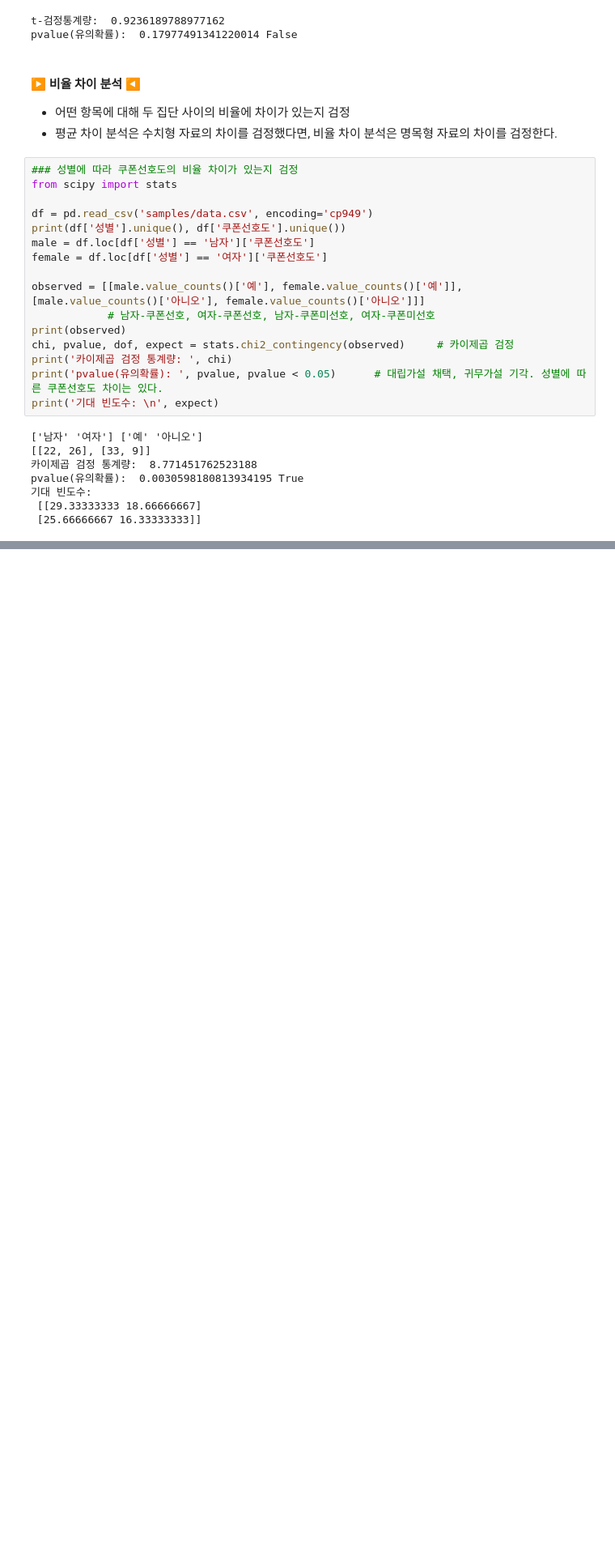
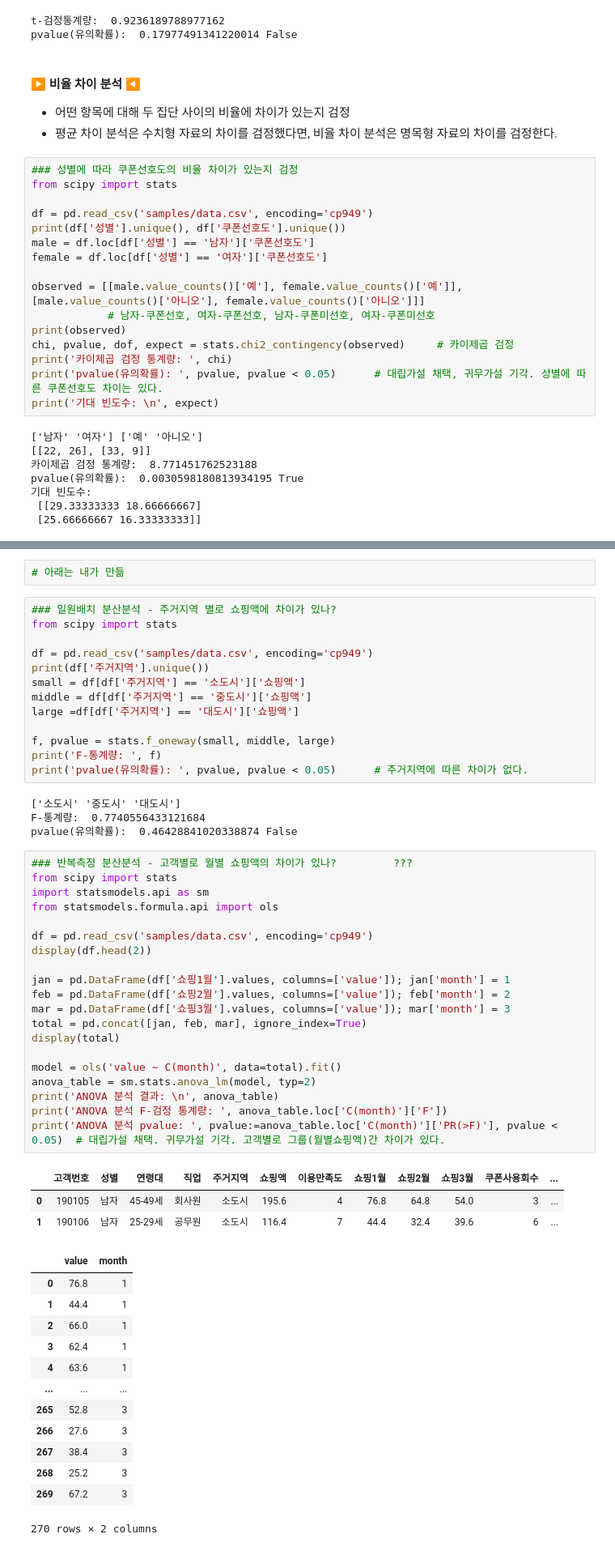
Before and after one commit to chickengak/TIL, a Jupyter notebook: dev-journey/big-data/myPractice-bbg.ipynb, the cells around one changed output, grey strips where cells are left out. Shown at 81% size. Cells and saved outputs as stored; diff of their text form; blank space fills up the shorter version.

```diff
--- a/dev-journey/big-data/myPractice-bbg.ipynb
+++ b/dev-journey/big-data/myPractice-bbg.ipynb
@@ -1630,0 +1637,56 @@ numpy.int64
+# %%
+# 아래는 내가 만듦
+# %%
+### 일원배치 분산분석 - 주거지역 별로 쇼핑액에 차이가 있나?
+from scipy import stats
+
+df = pd.read_csv('samples/data.csv', encoding='cp949')
+print(df['주거지역'].unique())
+small = df[df['주거지역'] == '소도시']['쇼핑액']
+middle = df[df['주거지역'] == '중도시']['쇼핑액']
+large =df[df['주거지역'] == '대도시']['쇼핑액']
+
+f, pvalue = stats.f_oneway(small, middle, large)
+print('F-통계량: ', f)
+print('pvalue(유의확률): ', pvalue, pvalue < 0.05)      # 주거지역에 따른 차이가 없다.
+# %% [output]
+['소도시' '중도시' '대도시']
+F-통계량:  0.7740556433121684
+pvalue(유의확률):  0.46428841020338874 False
+# %%
+### 반복측정 분산분석 - 고객별로 월별 쇼핑액의 차이가 있나?         ???
+from scipy import stats
+import statsmodels.api as sm
+from statsmodels.formula.api import ols
+
+df = pd.read_csv('samples/data.csv', encoding='cp949')
+display(df.head(2))
+
+jan = pd.DataFrame(df['쇼핑1월'].values, columns=['value']); jan['month'] = 1
+feb = pd.DataFrame(df['쇼핑2월'].values, columns=['value']); feb['month'] = 2
+mar = pd.DataFrame(df['쇼핑3월'].values, columns=['value']); mar['month'] = 3
+total = pd.concat([jan, feb, mar], ignore_index=True)
+display(total)
+
+model = ols('value ~ C(month)', data=total).fit()
+anova_table = sm.stats.anova_lm(model, typ=2)
+print('ANOVA 분석 결과: \n', anova_table)
+print('ANOVA 분석 F-검정 통계량: ', anova_table.loc['C(month)']['F'])
+print('ANOVA 분석 pvalue: ', pvalue:=anova_table.loc['C(month)']['PR(>F)'], pvalue < 0.05)  # 대립가설 채택. 귀무가설 기각. 고객별로 그룹(월별쇼핑액)간 차이가 있다.
+# %% [output]
+|  | 고객번호 | 성별 | 연령대 | 직업 | 주거지역 | 쇼핑액 | 이용만족도 | 쇼핑1월 | 쇼핑2월 | 쇼핑3월 | 쿠폰사용회수 | ... |
+| 0 | 190105 | 남자 | 45-49세 | 회사원 | 소도시 | 195.6 | 4 | 76.8 | 64.8 | 54.0 | 3 | ... |
+| 1 | 190106 | 남자 | 25-29세 | 공무원 | 소도시 | 116.4 | 7 | 44.4 | 32.4 | 39.6 | 6 | ... |
+|  | value | month |
+| 0 | 76.8 | 1 |
+| 1 | 44.4 | 1 |
+| 2 | 66.0 | 1 |
+| 3 | 62.4 | 1 |
+| 4 | 63.6 | 1 |
+| ... | ... | ... |
+| 265 | 52.8 | 3 |
+| 266 | 27.6 | 3 |
+| 267 | 38.4 | 3 |
+| 268 | 25.2 | 3 |
+| 269 | 67.2 | 3 |
+270 rows × 2 columns
```
Also changed, not shown: parts of 18 cells of this notebook.
